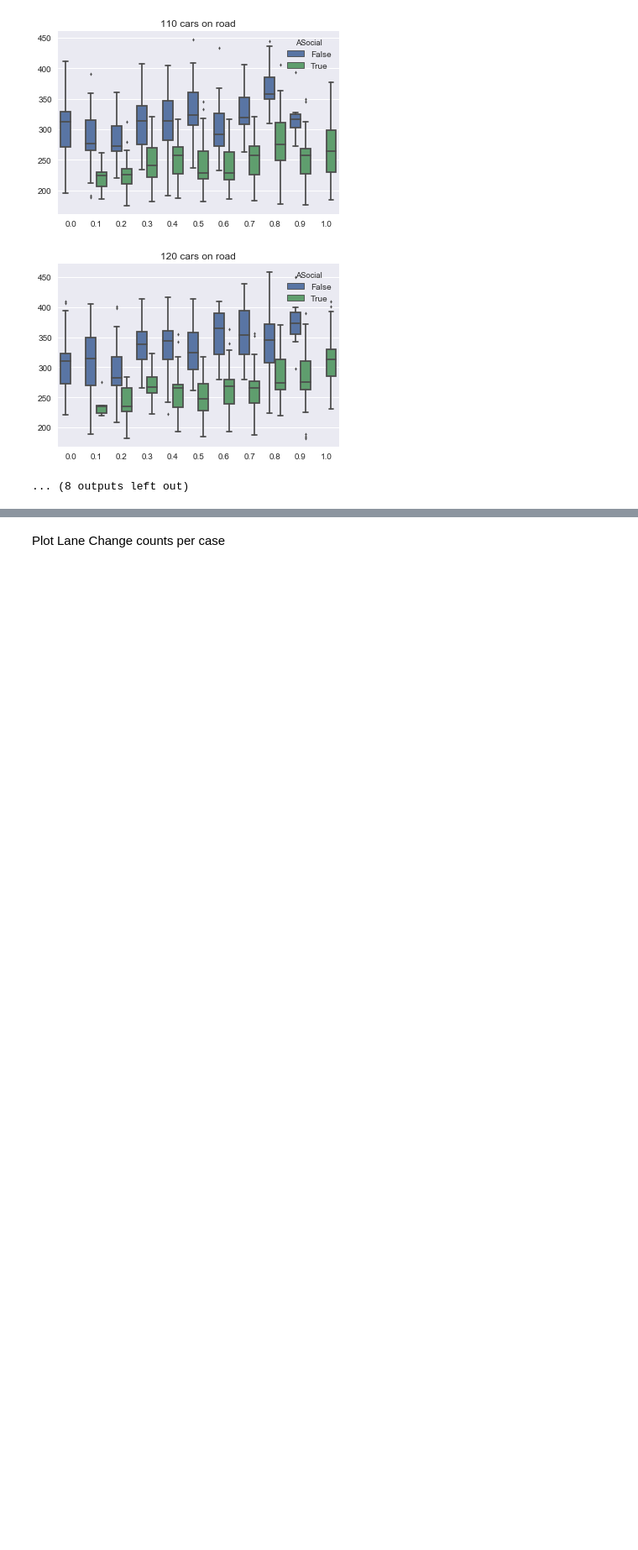
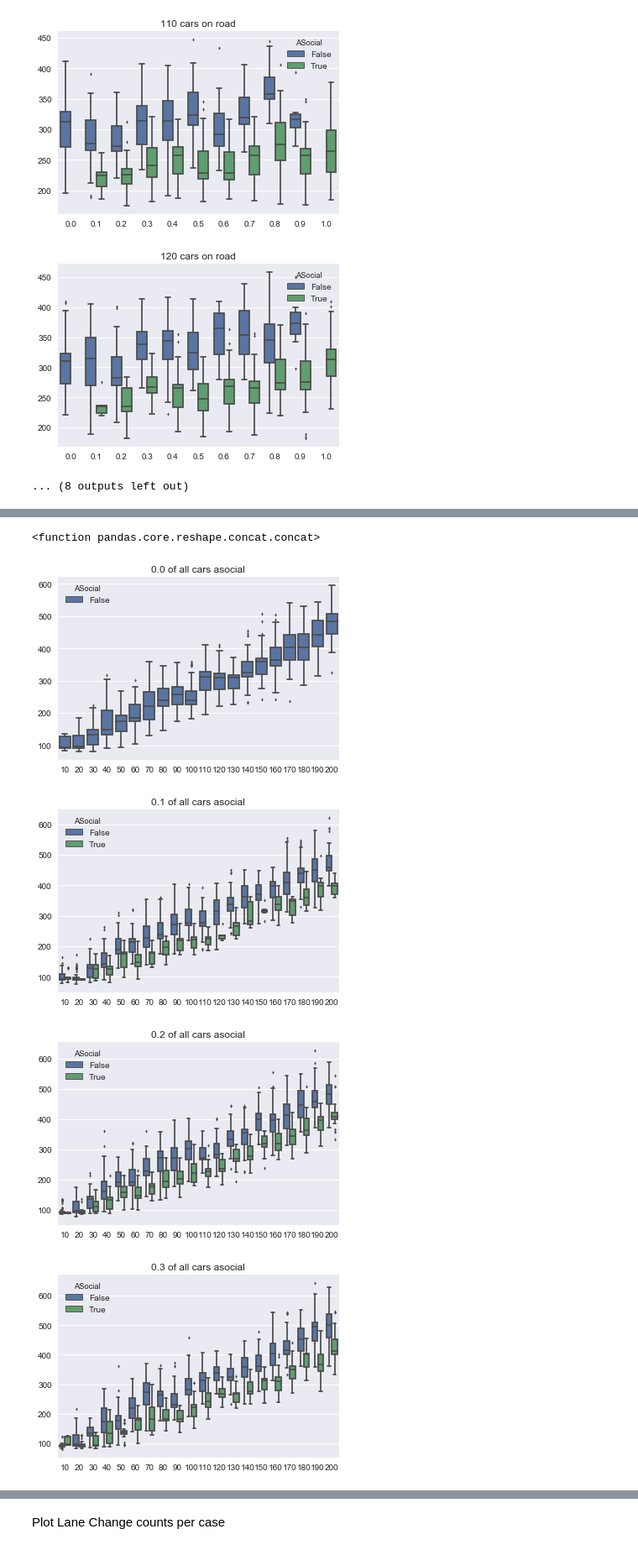
Before and after one commit to asuratos/artisoc-traffic-model2018, a Jupyter notebook: data/2019.09.20-1 removed random accel/Plotting.ipynb, the cells around one changed output, grey strips where cells are left out. Shown at 84% size. Cells and saved outputs as stored; diff of their text form; code cells hidden in the pictures; blank space fills up the shorter version.

Commit message:
More plotting and data processing

```diff
--- a/data/2019.09.20-1 removed random accel/Plotting.ipynb
+++ b/data/2019.09.20-1 removed random accel/Plotting.ipynb
@@ -171,17 +171,3 @@ for density in roaddensities:
 [figure]
 [figure]
 ... (8 outputs left out)
-# %%
-for density in roaddensities:
-    for asocialrate in asocial_values:
-        data[density][asocialrate]['Density'] = density
-
-for asocialrate in asocial_values:
-    databydensity = pd.DataFrame({})
-    for density in roaddensities:
-        databydensity = pd.concat([databydensity, data[density][asocialrate]])
-
-    sns.boxplot(x = 'Density', y = 'Travel Time', hue = 'ASocial', data = databydensity)
-    plt.xlabel("Nuber of Cars")
-    plt.savefig('plots\Carcount\TT_boxplot_for_%s_asocialness.jpg' % (asocialrate))
-    plt.show()
@@ -199,0 +174,27 @@ for asocialrate in asocial_values:
+# %%
+databyasocial = pd.DataFrame()
+
+for value in asocial_values:
+    databyasocial = pd.concat
+# %% [output]
+<function pandas.core.reshape.concat.concat>
+# %%
+#flipping the nested dict from [density][asocialness] to [asocialness][density]
+revdata = {}
+for k1, subdict in data.items():
+        for k2, v in subdict.items():
+            revdata.setdefault(k2, {})[k1] = v
+
+for value in asocial_values:
+    sns.boxplot(x = 'Total Cars', y = 'Travel Time', hue = 'ASocial', data = pd.concat(revdata[value]), fliersize = 3)
+    plt.title('%s of all cars asocial' % (value))
+    plt.xlabel('')#Probability of Selfishness)
+    plt.ylabel('')
+    #plt.ylim(ymax=2000)
+    plt.savefig('plots\Traveltime\TT_boxplot_for_%s_asocialness.jpg' % (value))
+    plt.show()
+# %% [output]
+[figure, added]
+[figure, added]
+[figure, added]
+[figure, added]
```
Also changed, not shown: parts of 2 cells of this notebook.
